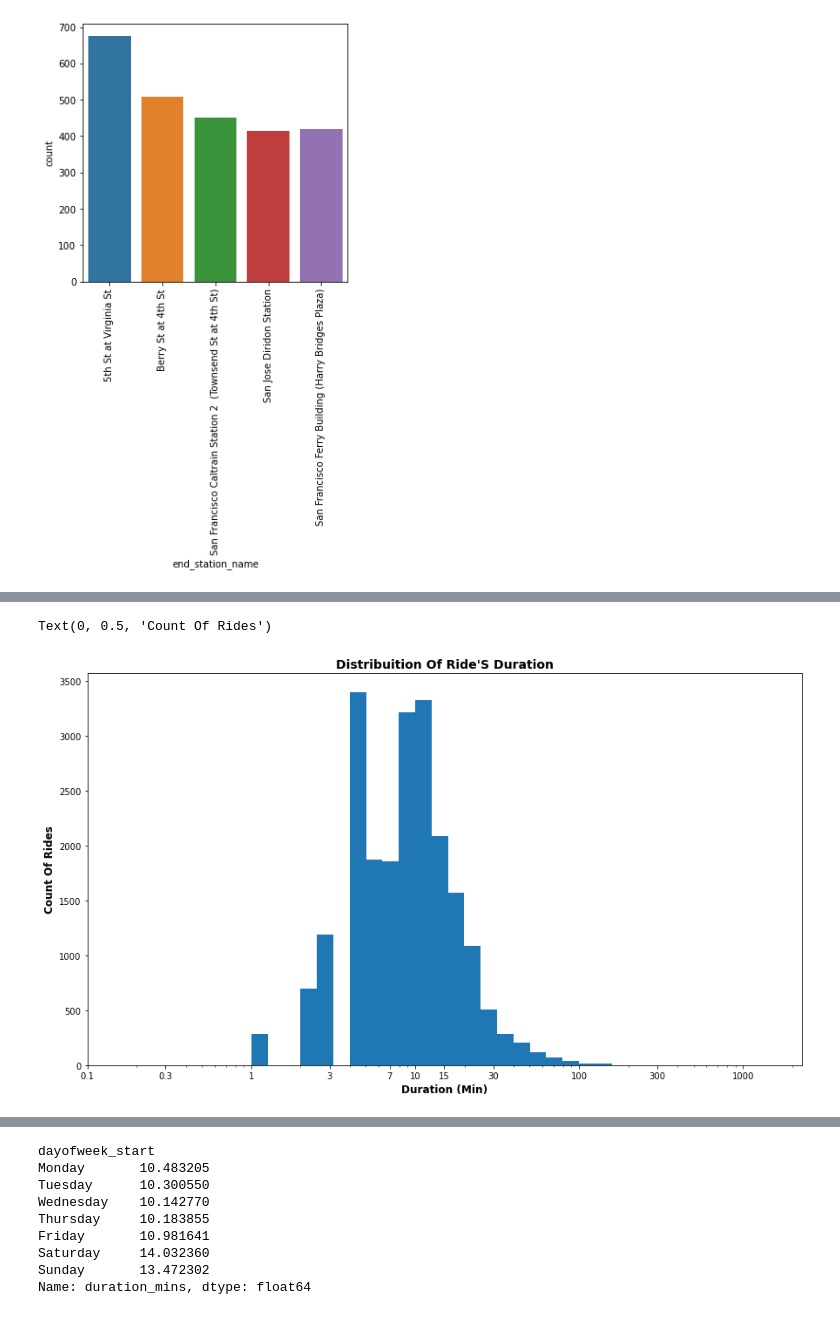
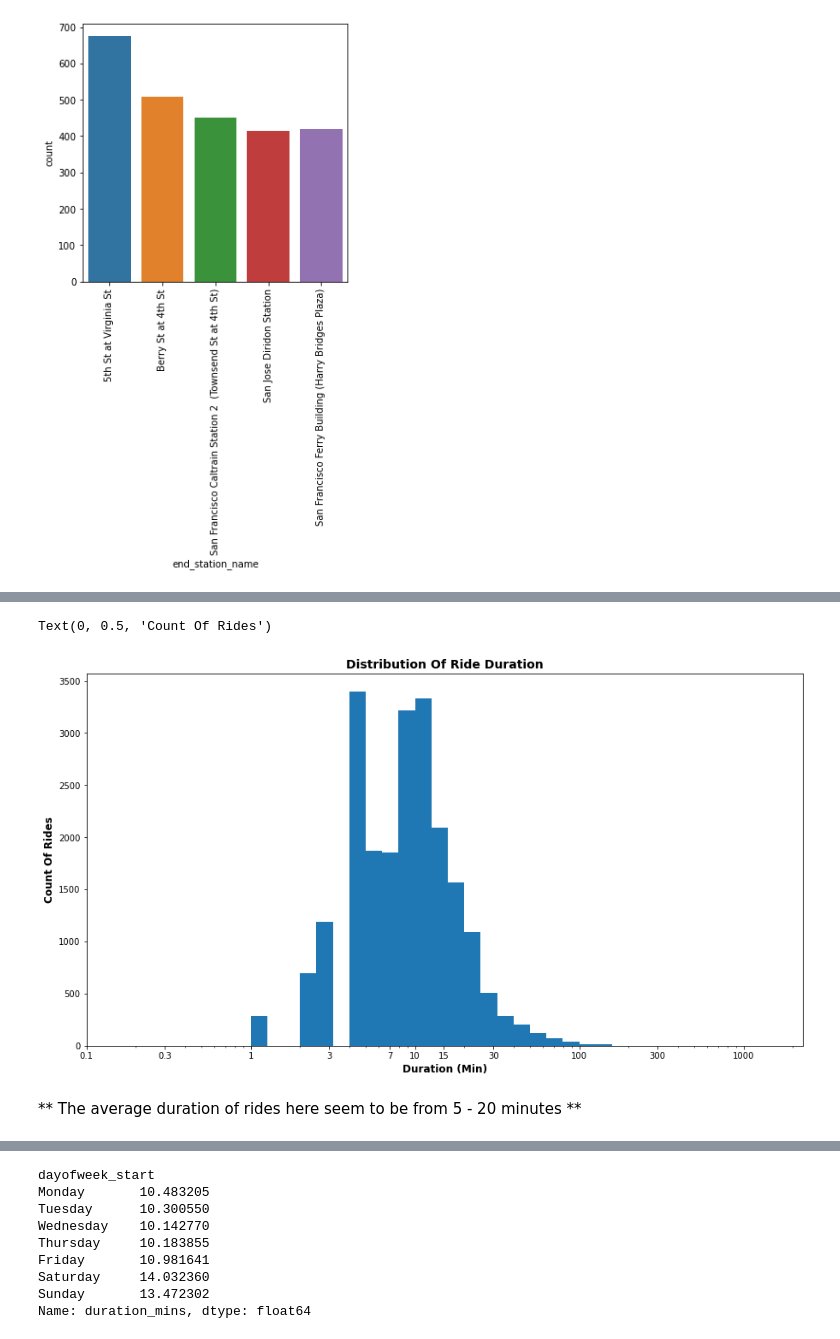
Before and after one commit to preaa/DataVisualization, a Jupyter notebook: DataVisualization.ipynb, the cells around one changed output, grey strips where cells are left out. Cells and saved outputs as stored; diff of their text form; code cells hidden in the pictures.

```diff
--- a/DataVisualization.ipynb
+++ b/DataVisualization.ipynb
@@ -378,26 +386,25 @@ Name: duration_mins, dtype: float64
 # %%
-#--Plotting a distribuition with log scale x ticks
-plt.figure(figsize=[14.70, 8.27])
+plt.figure(figsize=[15, 8])
 bins = 10 ** np.arange(0,3.15+0.1,0.1)
 ticks = [0.1,0.3,1,3,7,10,15,30,100,300,1000]
+
 labels = ['{}'.format(v) for v in ticks]
 
 plt.hist(data = df, x = 'duration_mins', bins = bins);
 plt.xscale('log')
 plt.xticks(ticks, labels);
 
-# Add title and format it
-plt.title("Distribuition of ride's duration".title(),
+plt.title("Distribution of ride duration".title(),
                fontsize = 14, weight = "bold")
-# Add x label and format it
 plt.xlabel('Duration (min)'.title(),
                fontsize = 12, weight = "bold")
-# Add y label and format it
 plt.ylabel('Count of rides'.title(),
                fontsize = 12, weight = "bold")
 # %% [output]
 Text(0, 0.5, 'Count Of Rides')
-[figure, old version]
+[figure, new version]
+# %% [markdown]
+** The average duration of rides here seem to be from 5 - 20 minutes **
 # %% [markdown]
 ### Discuss the distribution(s) of your variable(s) of interest. Were there any unusual points? Did you need to perform any transformations?
 
```
Also changed, not shown: parts of 79 cells of this notebook, 5 other files.
